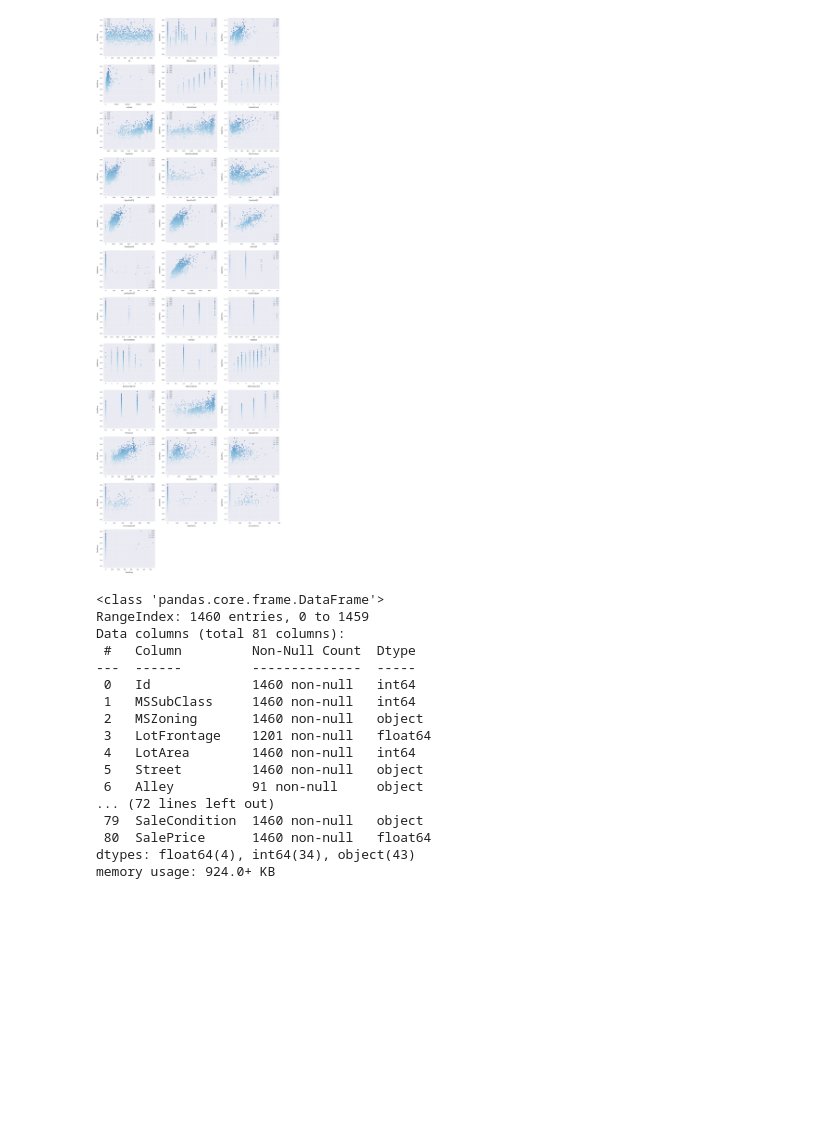
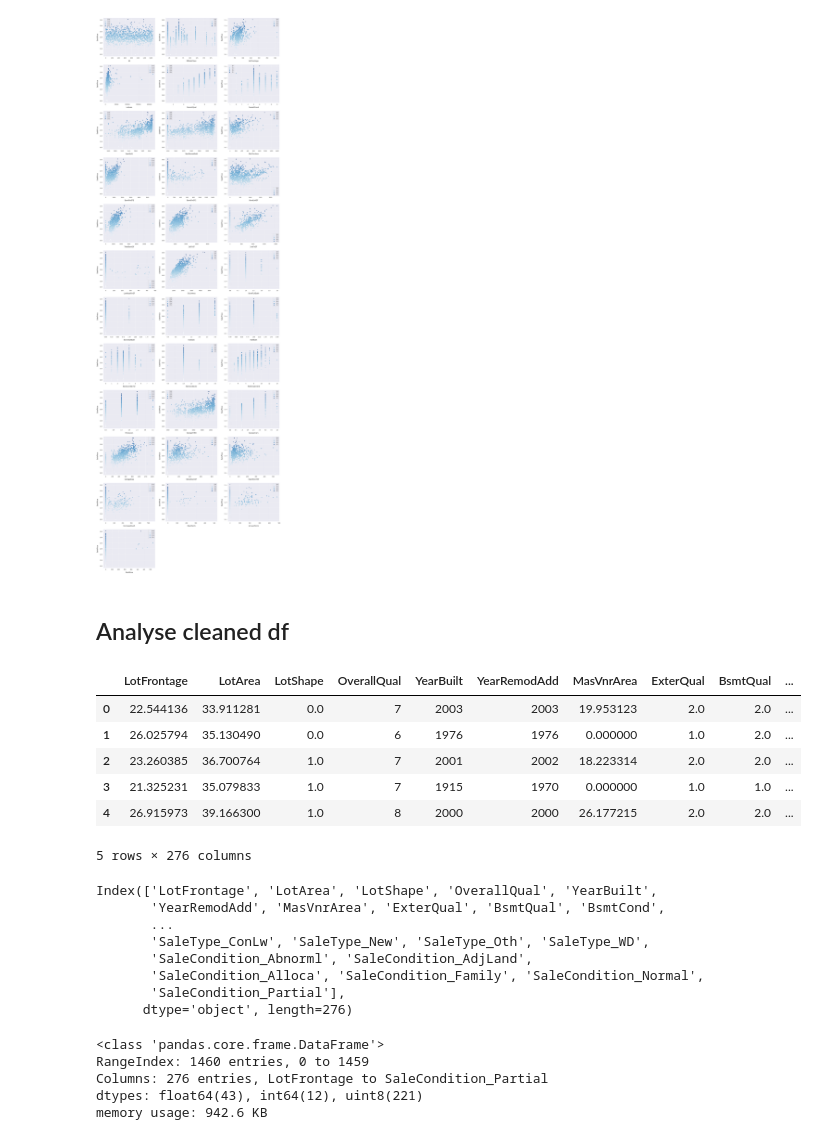
Before and after one commit to wrzdylan/HousingPrice, a Jupyter notebook: data_processing.ipynb, the cells around one changed output. Drawn from its saved outputs; the diff is of its cells as text; code cells hidden in the pictures; blank space fills up the shorter version.

```diff
--- a/data_processing.ipynb
+++ b/data_processing.ipynb
@@ -181,3 +181,5 @@ for i, feature in enumerate(numeric, 1):
 plt.show()
 # %% [output]
 [figure]
+# %% [markdown]
+## Analyse cleaned df
@@ -184,20 +191,32 @@ plt.show()
 # %%
-df.info()
+cleaned_df.info()
-# %% [output]
-<class 'pandas.core.frame.DataFrame'>
-RangeIndex: 1460 entries, 0 to 1459
-Data columns (total 81 columns):
- #   Column         Non-Null Count  Dtype
----  ------         --------------  -----
- 0   Id             1460 non-null   int64
- 1   MSSubClass     1460 non-null   int64
- 2   MSZoning       1460 non-null   object
- 3   LotFrontage    1201 non-null   float64
- 4   LotArea        1460 non-null   int64
- 5   Street         1460 non-null   object
- 6   Alley          91 non-null     object
-... (72 lines left out)
- 79  SaleCondition  1460 non-null   object
- 80  SalePrice      1460 non-null   float64
-dtypes: float64(4), int64(34), object(43)
-memory usage: 924.0+ KB
+# %%
+cleaned_df = pd.read_feather('./dataset/cleaned_train.feather')
+cleaned_df.head()
+# %% [output]
+|  | LotFrontage | LotArea | LotShape | OverallQual | YearBuilt | YearRemodAdd | MasVnrArea | ExterQual | BsmtQual | ... |
+| 0 | 22.544136 | 33.911281 | 0.0 | 7 | 2003 | 2003 | 19.953123 | 2.0 | 2.0 | ... |
+| 1 | 26.025794 | 35.130490 | 0.0 | 6 | 1976 | 1976 | 0.000000 | 1.0 | 2.0 | ... |
+| 2 | 23.260385 | 36.700764 | 1.0 | 7 | 2001 | 2002 | 18.223314 | 2.0 | 2.0 | ... |
+| 3 | 21.325231 | 35.079833 | 1.0 | 7 | 1915 | 1970 | 0.000000 | 1.0 | 1.0 | ... |
+| 4 | 26.915973 | 39.166300 | 1.0 | 8 | 2000 | 2000 | 26.177215 | 2.0 | 2.0 | ... |
+5 rows × 276 columns
+# %%
+cleaned_df.columns.tolist
+# %% [output]
+Index(['LotFrontage', 'LotArea', 'LotShape', 'OverallQual', 'YearBuilt',
+       'YearRemodAdd', 'MasVnrArea', 'ExterQual', 'BsmtQual', 'BsmtCond',
+       ...
+       'SaleType_ConLw', 'SaleType_New', 'SaleType_Oth', 'SaleType_WD',
+       'SaleCondition_Abnorml', 'SaleCondition_AdjLand',
+       'SaleCondition_Alloca', 'SaleCondition_Family', 'SaleCondition_Normal',
+       'SaleCondition_Partial'],
+      dtype='object', length=276)
+# %%
+cleaned_df.info()
+# %% [output]
+<class 'pandas.core.frame.DataFrame'>
+RangeIndex: 1460 entries, 0 to 1459
+Columns: 276 entries, LotFrontage to SaleCondition_Partial
+dtypes: float64(43), int64(12), uint8(221)
+memory usage: 942.6 KB
```
Also changed, not shown: parts of 2 cells of this notebook, 3 other files.
